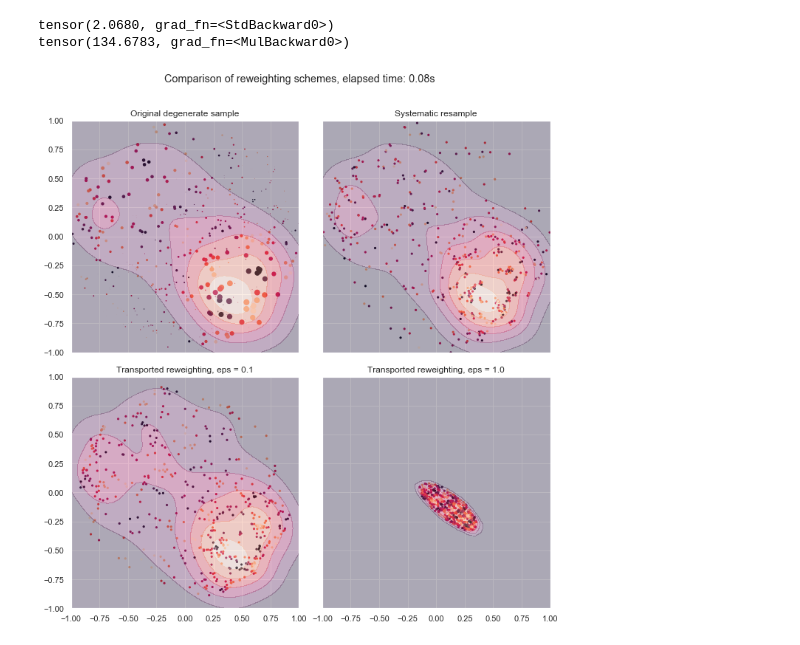
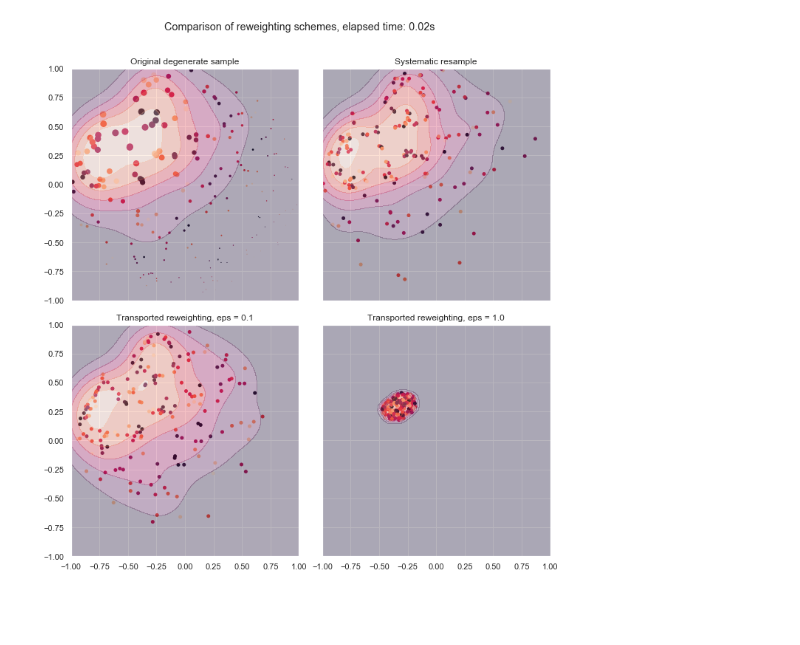
Before and after one commit to AdrienCorenflos/PFlow, a Jupyter notebook: RebalancingComparison.ipynb, the cells around one changed output. Drawn from its saved outputs; the diff is of its cells as text; code cells hidden in the pictures; blank space fills up the shorter version.

Commit message:
Fixed learning cloud - Added notebooks for examples

```diff
--- a/RebalancingComparison.ipynb
+++ b/RebalancingComparison.ipynb
@@ -46,7 +47,7 @@ def draw_uniform_within_circle(n, r, randomState):
     return sample
 # %%
 randomState = np.random.RandomState(42)
-N = 500
+N = 200
 # %%
 seaborn.set()
 # %%
@@ -56,8 +57,8 @@ subPart = np.in1d(np.arange(N, dtype=int), np.random.choice(N, N//2, False))
 
 weights_2d = np.ones(N, dtype=float)
 
-weights_2d[subPart] = st.multivariate_normal.pdf(vals[subPart], [-0.5, 0.5], [[0.3, 0.], [0., 0.3]])
-weights_2d[~subPart] = st.multivariate_normal.pdf(vals[~subPart], [0.5, -0.5], [[0.1, 0.], [0., 0.1]])
+weights_2d = st.multivariate_normal.pdf(vals, [-0.5, 0.5], [[0.25, 0.], [0., 0.25]])
+# weights_2d[~subPart] = st.multivariate_normal.pdf(vals[~subPart], [0.5, -0.5], [[0.1, 0.], [0., 0.1]])
 weights_2d /= weights_2d.sum()
 weights_2d = weights_2d.astype(np.float32)
 
@@ -100,11 +105,11 @@ def learn_best(loss, X, w, lr = 1., nSteps=6, savefig=True):
     nLines = math.ceil((nSteps + 1)/3)
     fig, axes = plt.subplots(ncols=3, nrows=nLines, figsize=(12,4*nLines), sharex=True, sharey=True)
     axes = iter(axes.flatten())
-    ones = torch.ones_like(w, requires_grad=False) / len(w)
+    ones = torch.ones_like(w, requires_grad=False) * math.log(1/len(w))
     cps = []
 
     ax = next(axes)
-    cp = display_samples(ax, X.detach().numpy(), w.detach().numpy(), colors, with_cp=True, jitter=0.)
+    cp = display_samples(ax, X.detach().numpy(), w.exp().detach().numpy(), colors, with_cp=True, jitter=0.)
     ax.set_title("Original degenerate sample")
     for i in range(nSteps):
         tic = time.time()
@@ -114,7 +119,7 @@ def learn_best(loss, X, w, lr = 1., nSteps=6, savefig=True):
         tocs += time.time() - tic
         ### plot
         ax = next(axes)
-        cp = display_samples(ax, x_i.detach().numpy(), ones.detach().numpy(), colors, with_cp=True, jitter=0.)
+        cp = display_samples(ax, x_i.detach().numpy(), ones.exp().detach().numpy(), colors, with_cp=True, jitter=0.)
         ax.set_title("t = {:1.2f}".format(lr*i + 1))
         plt.axis([-1, 1, -1, 1])
 #             plt.xticks([], []); plt.yticks([], [])
@@ -145,0 +149,3 @@ tensor(1., grad_fn=<MaxBackward1>)
+# %%
+unbiasedLoss = SamplesLoss(reach=None, potentials=False, debias=True, scaling=0.5, blur=0.05, is_log=True)
+learn_best(unbiasedLoss, X_2d_torch, w_2d_torch.log(), 1., nSteps=5, savefig=False)
@@ -154,17 +162,6 @@ def weighted_avg_and_std(values, weights):
     # Fast and numerically precise:
     variance = np.average((values-average)**2, weights=weights, axis=0)
     return (average, np.sqrt(variance))
-# %%
-torch.random.manual_seed(0)
-sig_test = torch.tensor(2.01, requires_grad=True)
-dist_test = torch.distributions.MultivariateNormal(torch.tensor([0., 0.]), scale_tril = torch.eye(2) * sig_test)
-X_2d_test = dist_test.rsample([500])
-test_value = transport_test.apply(X_2d_test, w_2d_torch, w_2d_torch.log())[ 0 ].std()
-print(test_value)
-print((test_value - test_value_1.std())*100)
-# %% [output]
-tensor(2.0680, grad_fn=<StdBackward0>)
-tensor(134.6783, grad_fn=<MulBackward0>)
 # %%
 def biasedTransportComparison(X, w, eps1=0.1, eps2=1., savefig=True, jitter=1e-1, reach=5.):
     from pflow.optimal_transport.transportation_plan import Transport
@@ -230,4 +212,4 @@ def display_samples(ax, x, w, color, with_cp, jitter) :
 # %%
-biasedTransportComparison(X_2d_torch, w_2d_torch, 0.1, 1., jitter=0.01, reach=2.5)
+biasedTransportComparison(X_2d_torch, w_2d_torch, 0.1, 1., jitter=0.01, reach=2.5, savefig=False)
 # %% [output]
-[figure, old version]
+[figure, new version]
```
Also changed, not shown: parts of 15 cells of this notebook, 8 other files.
